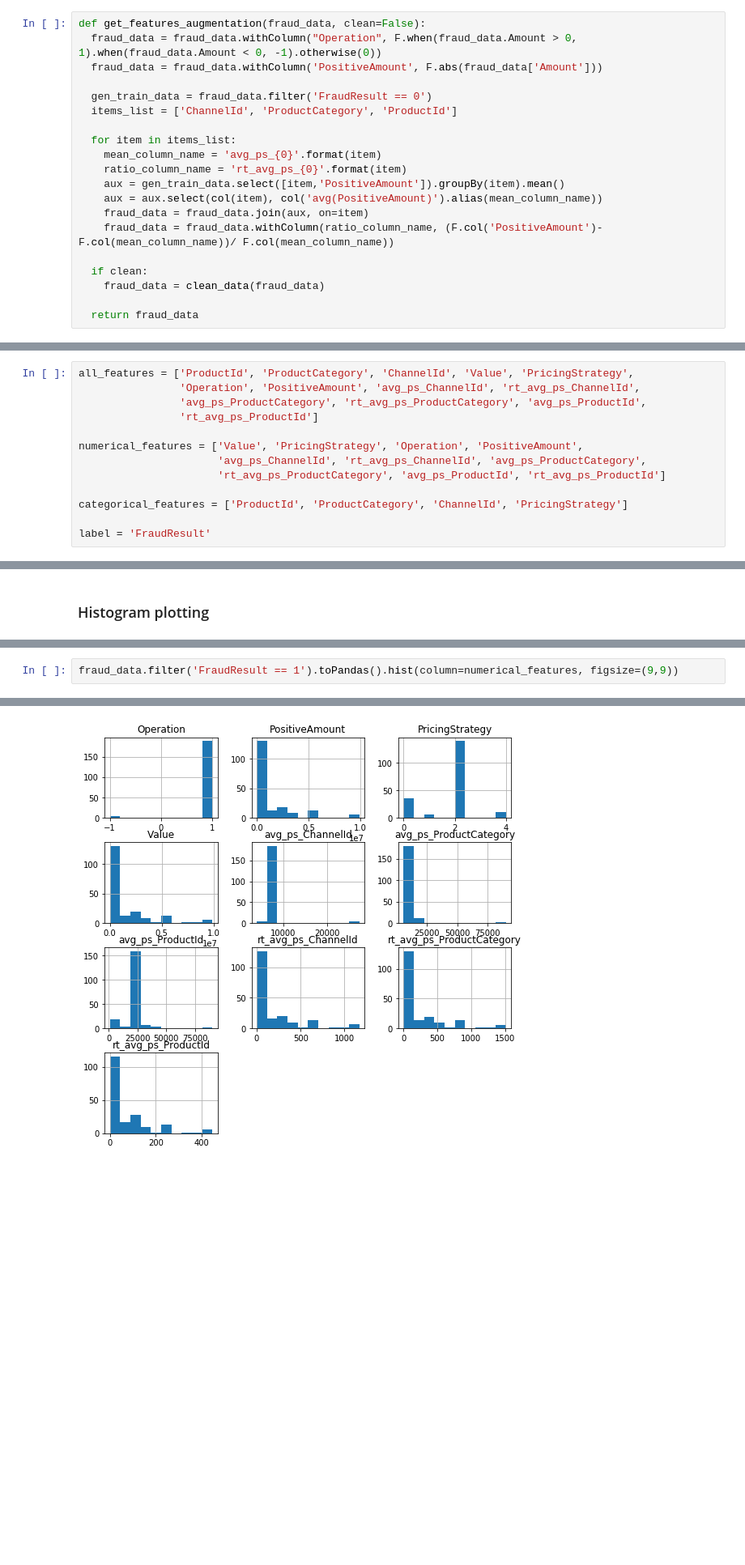
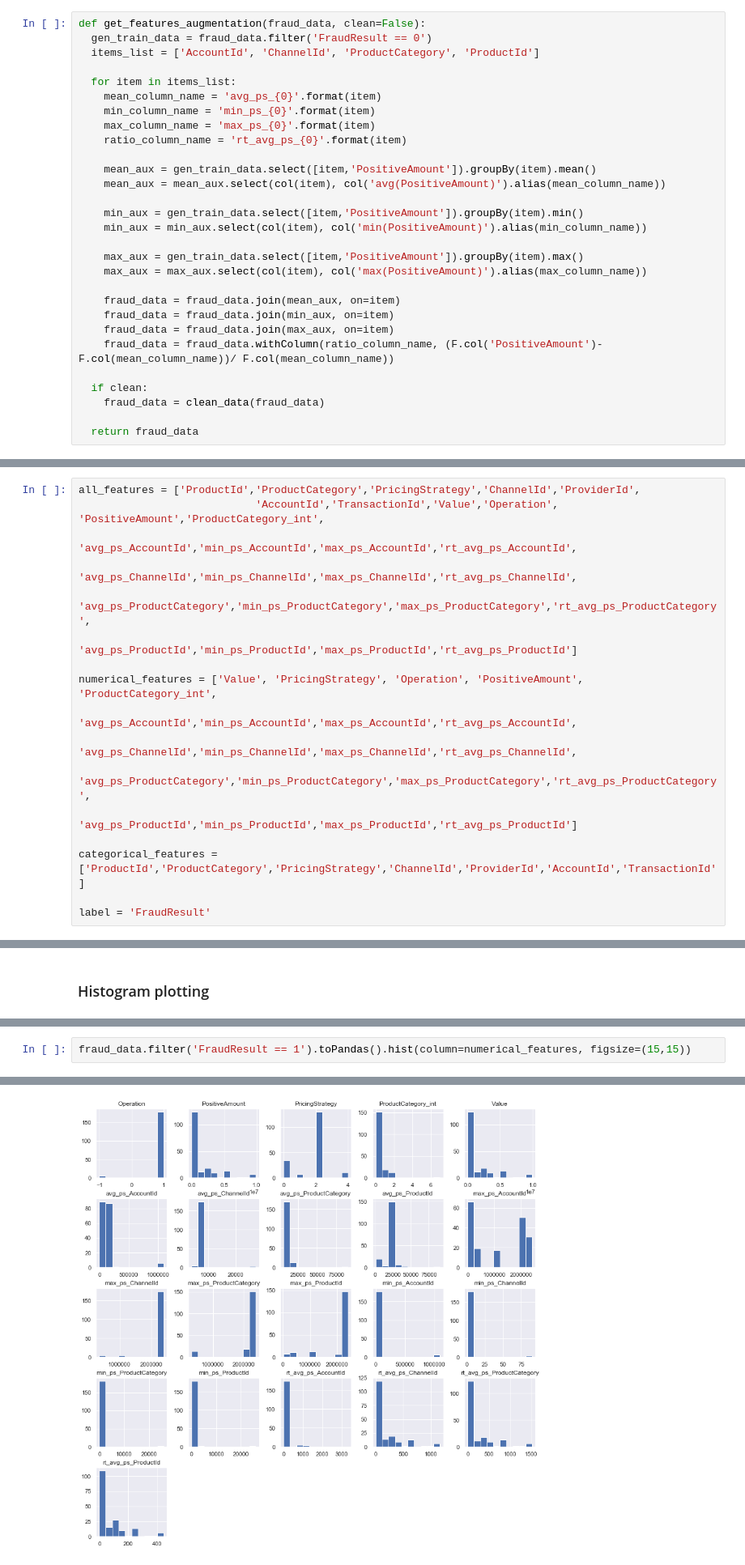
Before and after one commit to fernandojunior/financial-fraud-detection, a Jupyter notebook: src/Fraud_Detection_Xente.ipynb, the cells around one changed output, grey strips where cells are left out. Shown at 81% size. Cells and saved outputs as stored; diff of their text form; blank space fills up the shorter version.

Commit message:
add mean-min-max using AccountId

```diff
--- a/src/Fraud_Detection_Xente.ipynb
+++ b/src/Fraud_Detection_Xente.ipynb
@@ -223,17 +224,26 @@ Creating the Operation column
 # %%
 def get_features_augmentation(fraud_data, clean=False):
-  fraud_data = fraud_data.withColumn("Operation", F.when(fraud_data.Amount > 0, 1).when(fraud_data.Amount < 0, -1).otherwise(0))
-  fraud_data = fraud_data.withColumn('PositiveAmount', F.abs(fraud_data['Amount']))
-
   gen_train_data = fraud_data.filter('FraudResult == 0')
-  items_list = ['ChannelId', 'ProductCategory', 'ProductId']
+  items_list = ['AccountId', 'ChannelId', 'ProductCategory', 'ProductId']
 
   for item in items_list:
     mean_column_name = 'avg_ps_{0}'.format(item)
+    min_column_name = 'min_ps_{0}'.format(item)
+    max_column_name = 'max_ps_{0}'.format(item)
     ratio_column_name = 'rt_avg_ps_{0}'.format(item)
-    aux = gen_train_data.select([item,'PositiveAmount']).groupBy(item).mean()
-    aux = aux.select(col(item), col('avg(PositiveAmount)').alias(mean_column_name))
-    fraud_data = fraud_data.join(aux, on=item)
+
+    mean_aux = gen_train_data.select([item,'PositiveAmount']).groupBy(item).mean()
+    mean_aux = mean_aux.select(col(item), col('avg(PositiveAmount)').alias(mean_column_name))
+
+    min_aux = gen_train_data.select([item,'PositiveAmount']).groupBy(item).min()
+    min_aux = min_aux.select(col(item), col('min(PositiveAmount)').alias(min_column_name))
+
+    max_aux = gen_train_data.select([item,'PositiveAmount']).groupBy(item).max()
+    max_aux = max_aux.select(col(item), col('max(PositiveAmount)').alias(max_column_name))
+
+    fraud_data = fraud_data.join(mean_aux, on=item)
+    fraud_data = fraud_data.join(min_aux, on=item)
+    fraud_data = fraud_data.join(max_aux, on=item)
     fraud_data = fraud_data.withColumn(ratio_column_name, (F.col('PositiveAmount')-F.col(mean_column_name))/ F.col(mean_column_name))
 
   if clean:
@@ -348,14 +390,18 @@ Os dados fraudulentos representam 0.202% dos dados.
 # %%
-all_features = ['ProductId', 'ProductCategory', 'ChannelId', 'Value', 'PricingStrategy',
-                'Operation', 'PositiveAmount', 'avg_ps_ChannelId', 'rt_avg_ps_ChannelId',
-                'avg_ps_ProductCategory', 'rt_avg_ps_ProductCategory', 'avg_ps_ProductId',
-                'rt_avg_ps_ProductId']
+all_features = ['ProductId','ProductCategory','PricingStrategy','ChannelId','ProviderId',
+                            'AccountId','TransactionId','Value','Operation', 'PositiveAmount','ProductCategory_int',
+                            'avg_ps_AccountId','min_ps_AccountId','max_ps_AccountId','rt_avg_ps_AccountId',
+                            'avg_ps_ChannelId','min_ps_ChannelId','max_ps_ChannelId','rt_avg_ps_ChannelId',
+                            'avg_ps_ProductCategory','min_ps_ProductCategory','max_ps_ProductCategory','rt_avg_ps_ProductCategory',
+                            'avg_ps_ProductId','min_ps_ProductId','max_ps_ProductId','rt_avg_ps_ProductId']
 
-numerical_features = ['Value', 'PricingStrategy', 'Operation', 'PositiveAmount',
-                      'avg_ps_ChannelId', 'rt_avg_ps_ChannelId', 'avg_ps_ProductCategory',
-                      'rt_avg_ps_ProductCategory', 'avg_ps_ProductId', 'rt_avg_ps_ProductId']
+numerical_features = ['Value', 'PricingStrategy', 'Operation', 'PositiveAmount', 'ProductCategory_int',
+                                        'avg_ps_AccountId','min_ps_AccountId','max_ps_AccountId','rt_avg_ps_AccountId',
+                                        'avg_ps_ChannelId','min_ps_ChannelId','max_ps_ChannelId','rt_avg_ps_ChannelId',
+                                        'avg_ps_ProductCategory','min_ps_ProductCategory','max_ps_ProductCategory','rt_avg_ps_ProductCategory',
+                                        'avg_ps_ProductId','min_ps_ProductId','max_ps_ProductId','rt_avg_ps_ProductId']
 
-categorical_features = ['ProductId', 'ProductCategory', 'ChannelId', 'PricingStrategy']
+categorical_features = ['ProductId','ProductCategory','PricingStrategy','ChannelId','ProviderId','AccountId','TransactionId']
 
 label = 'FraudResult'
 # %%
@@ -509,4 +561,4 @@ array([[<matplotlib.axes._subplots.AxesSubplot object at 0x...>,
 # %%
-fraud_data.filter('FraudResult == 1').toPandas().hist(column=numerical_features, figsize=(9,9))
+fraud_data.filter('FraudResult == 1').toPandas().hist(column=numerical_features, figsize=(15,15))
 # %% [output]
 array([[<matplotlib.axes._subplots.AxesSubplot object at 0x...>,
@@ -523,6 +579,6 @@ array([[<matplotlib.axes._subplots.AxesSubplot object at 0x...>,
         <matplotlib.axes._subplots.AxesSubplot object at 0x...>]],
       dtype=object)
-[figure, old version]
+[figure, new version]
 # %% [markdown]
 ## Correlation
 # %%
```
Also changed, not shown: parts of 57 cells of this notebook.
